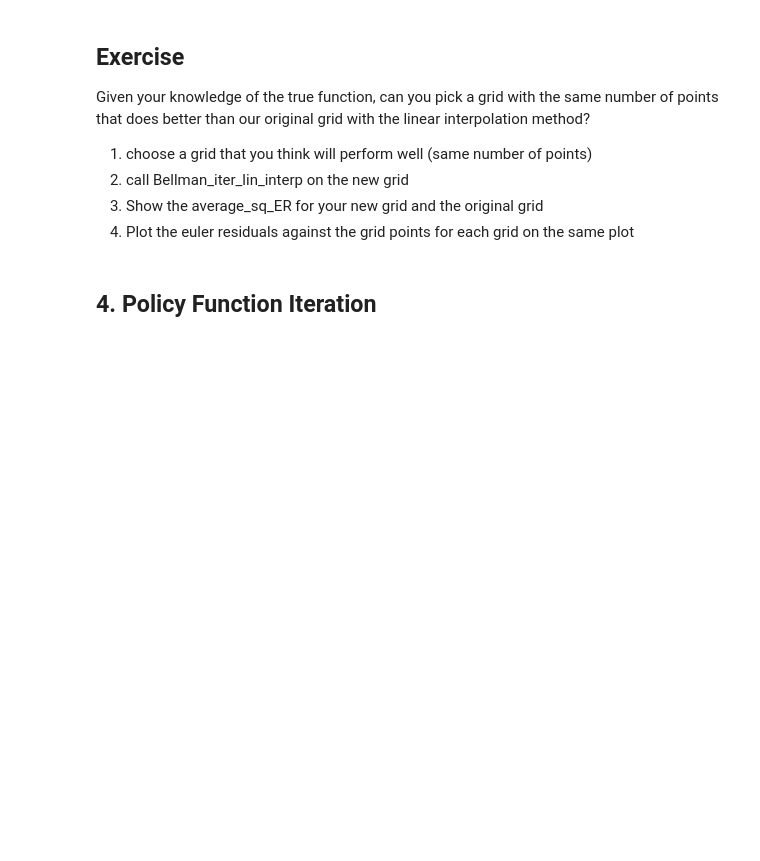
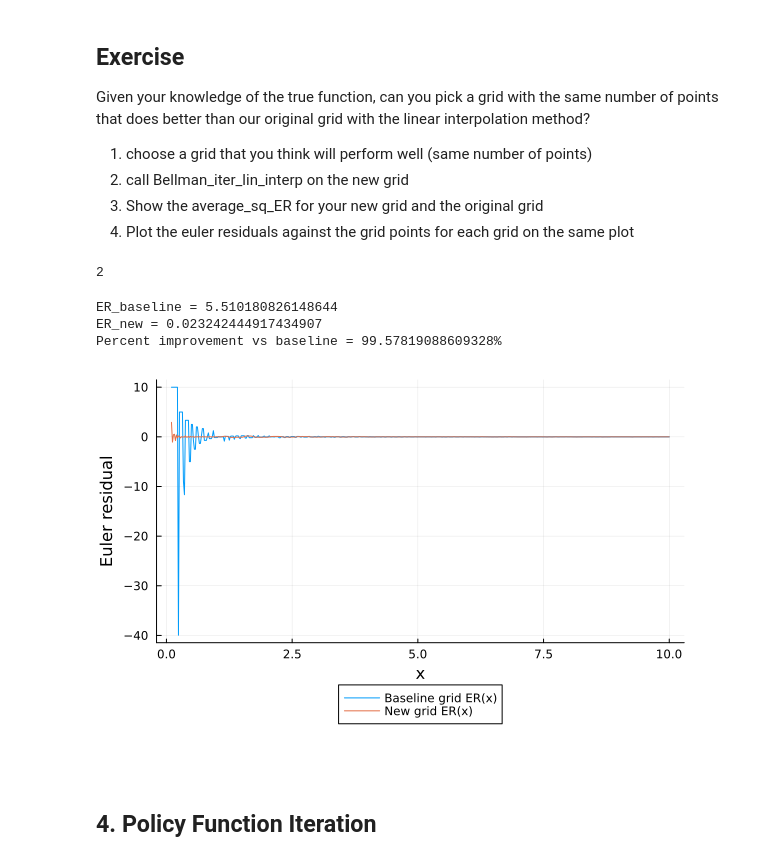
Before and after one commit to jamesokun/IAP-coding-2025, a Jupyter notebook: L3.ipynb, the cells around one changed output. Cells and saved outputs as stored; diff of their text form; code cells hidden in the pictures; blank space fills up the shorter version.

```diff
--- a/L3.ipynb
+++ b/L3.ipynb
@@ -495,21 +542,61 @@ Given your knowledge of the true function, can you pick a grid with the same num
 2. call Bellman_iter_lin_interp on the new grid
 3. Show the average_sq_ER for your new grid and the original grid
 4. Plot the euler residuals against the grid points for each grid on the same plot
+# %%
+x_new = vcat(range(0.0, 1.0, length=n1), range(1.0, x0, length=n2))
+# %% [output]
+2
 # %%
 ############################################################
 # In-class exercise: Improve the policy approximation by
 # choosing a smarter grid (same number of points!)
 ############################################################
 
 # Baseline performance (already computed in the notebook)
 x_fine = range(0.1, x0, 500)  # avoid 0 because of 1/c in Euler residual
 
 ER_baseline = avg_sq_ER(x_fine, x_grid, c_grid)
 @show ER_baseline
 
 # ----------------------------------------------------------
 # TODO 1: Build a new grid with the SAME number of points as x_grid
 # ----------------------------------------------------------
+N = 500
+n1 = Int(round(0.65 * N))
+n2 = N - n1
+x_new = vcat(range(0.0, 1.0, length=n1), range(1.0, x0, length=n2))
+
+# Make sure the grid is strictly increasing and unique
+
+## resolve bellman
+
+V_new, c_new = Bellman_iter_lin_interp(x_new)
+
+## compare residuals
+
+ER_new = avg_sq_ER(x_fine, x_new, c_new)
+@show ER_new
+
+println("Percent improvement vs baseline = ",
+        100 * (ER_baseline - ER_new) / ER_baseline, "%")
+
+## Plot
+
+lin_c_base = LinearInterpolator(x_grid, c_grid)
+lin_c_new  = LinearInterpolator(x_new,  c_new)
+
+ERfun_base(x) = 1.0/lin_c_base(x) - 0.9 * 1.0/lin_c_base(x - lin_c_base(x))
+ERfun_new(x)  = 1.0/lin_c_new(x)  - 0.9 * 1.0/lin_c_new(x  - lin_c_new(x))
+
+gr()
+plot(x_fine, [ERfun_base(x) for x in x_fine], label="Baseline grid ER(x)", legend=:outerbottom)
+plot!(x_fine, [ERfun_new(x) for x in x_fine], label="New grid ER(x)")
+plot!(xlabel="x", ylabel="Euler residual")
+# %% [output]
+ER_baseline = 5.510180826148644
+ER_new = 0.023242444917434907
+Percent improvement vs baseline = 99.57819088609328%
+[figure, added]
 # %% [markdown]
 ## 4. Policy Function Iteration
 # %% [markdown]
```
Also changed, not shown: parts of 20 cells of this notebook.
